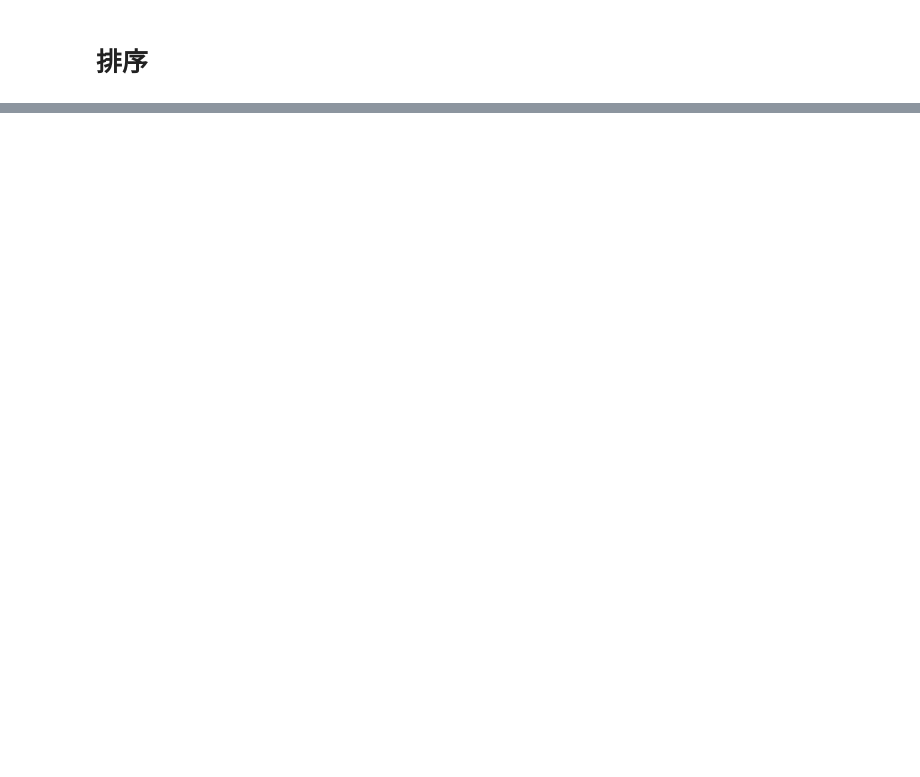
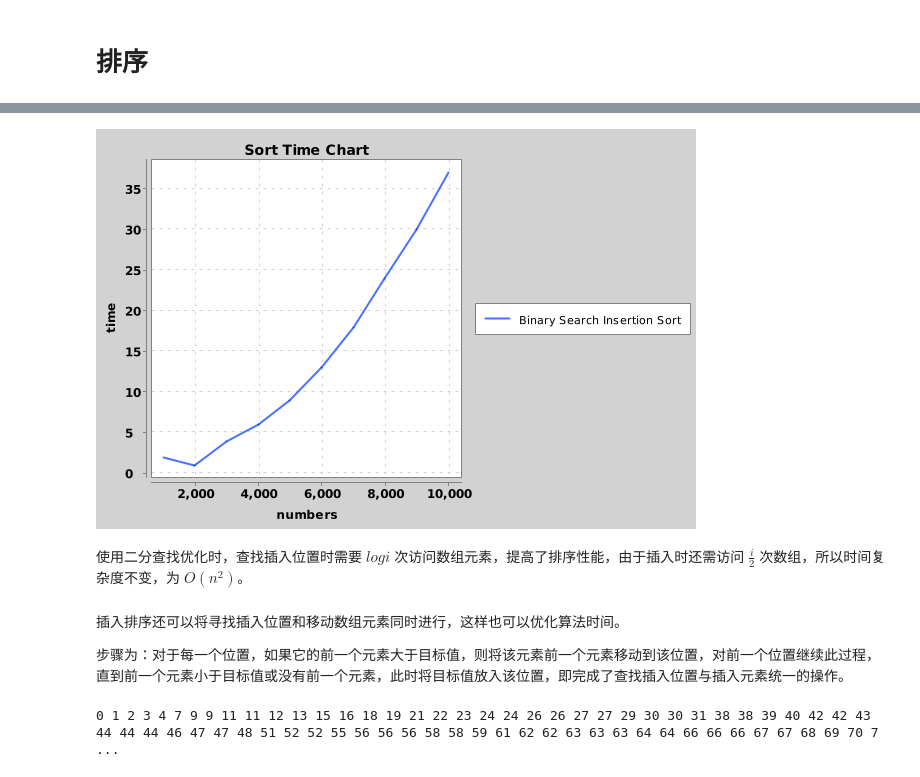
Before and after one commit to Suarezlin/AlgorithmNotebook, a Jupyter notebook: 排序.ipynb, the cells around one changed output, grey strips where cells are left out. Saved outputs shown, nothing was run; the diff lists cells and outputs as text; code cells hidden in the pictures; blank space fills up the shorter version.

```diff
--- a/排序.ipynb
+++ b/排序.ipynb
@@ -36,0 +305,10 @@
+# %%
+BitmapEncoder.getBufferedImage(chart);
+# %% [output]
+[figure, added]
+# %% [markdown]
+使用二分查找优化时，查找插入位置时需要 $logi$ 次访问数组元素，提高了排序性能，由于插入时还需访问 $\frac{i}{2}$ 次数组，所以时间复杂度不变，为 $O(n^2)$。
+# %% [markdown]
+插入排序还可以将寻找插入位置和移动数组元素同时进行，这样也可以优化算法时间。
+
+步骤为：对于每一个位置，如果它的前一个元素大于目标值，则将该元素前一个元素移动到该位置，对前一个位置继续此过程，直到前一个元素小于目标值或没有前一个元素，此时将目标值放入该位置，即完成了查找插入位置与插入元素统一的操作。
@@ -36,0 +339,6 @@
+# %%
+Integer[] data = getRandomIntegerArray(100, 0, 100);
+new MoveInsertionSort().sort(data);
+print(data);
+# %% [output]
+0 1 2 3 4 7 9 9 11 11 12 13 15 16 18 19 21 22 23 24 24 26 26 27 27 29 30 30 31 38 38 39 40 42 42 43 44 44 44 46 47 47 48 51 52 52 55 56 56 56 58 58 59 61 62 62 63 63 63 64 64 66 66 66 67 67 68 69 70 7 ...
```
Also changed, not shown: parts of 35 cells of this notebook.
